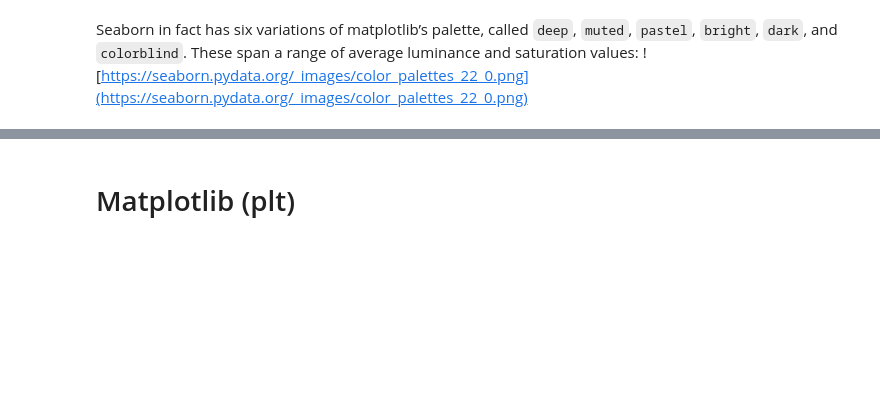
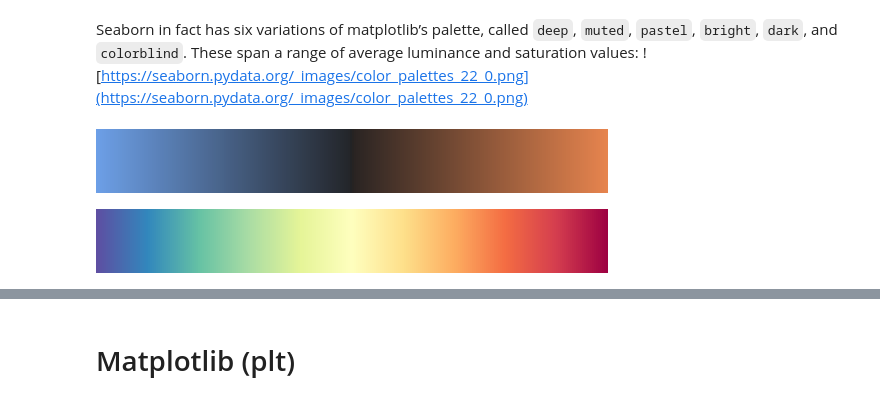
Before and after one commit to MrEnigmamgine/my_notes, a Jupyter notebook: plot_study.ipynb, the cells around one changed output, grey strips where cells are left out. Drawn from its saved outputs; the diff is of its cells as text; code cells hidden in the pictures; blank space fills up the shorter version.

```diff
--- a/plot_study.ipynb
+++ b/plot_study.ipynb
@@ -21,3 +23,11 @@ sns.color_palette()
 # %% [markdown]
 Seaborn in fact has six variations of matplotlib’s palette, called `deep`, `muted`, `pastel`, `bright`, `dark`, and `colorblind`. These span a range of average luminance and saturation values:
 ![https://seaborn.pydata.org/_images/color_palettes_22_0.png](https://seaborn.pydata.org/_images/color_palettes_22_0.png)
+# %%
+sns.diverging_palette(250,30, l=65, center="dark", as_cmap=True)
+# %% [output]
+[figure, added]
+# %%
+sns.color_palette('Spectral_r', as_cmap=True)
+# %% [output]
+[figure, added]
```
Also changed, not shown: parts of 2 cells of this notebook, 2 other files.
